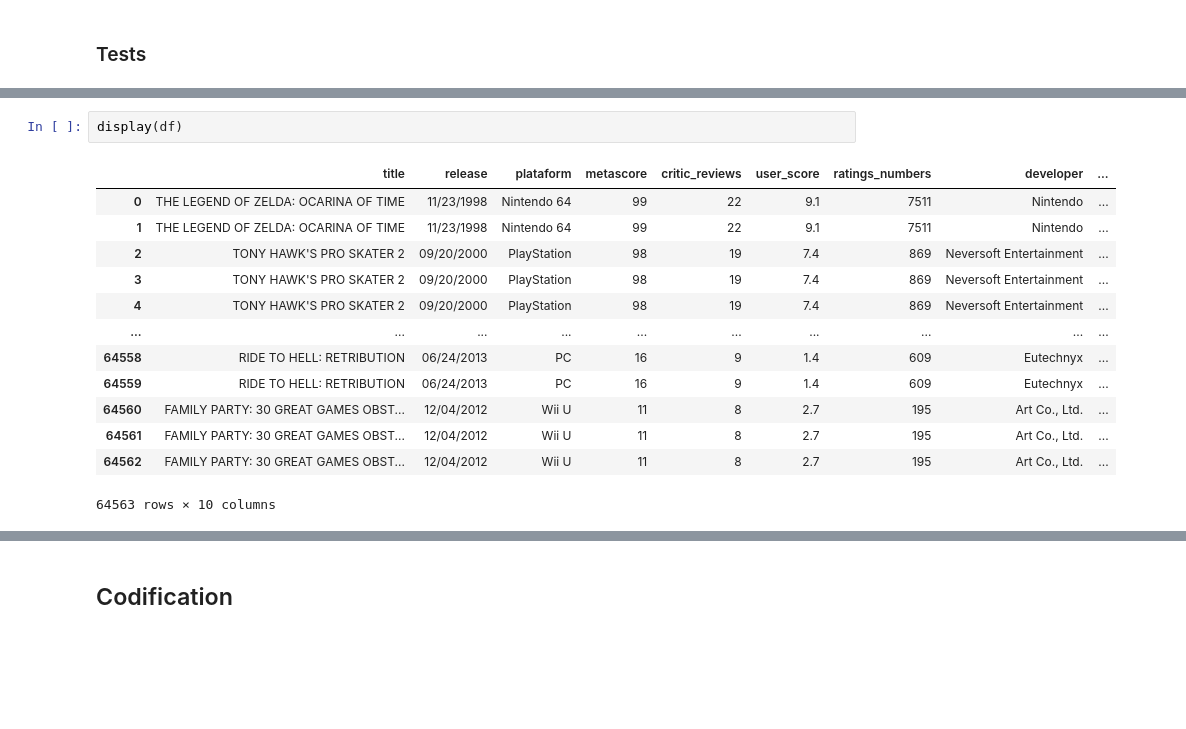
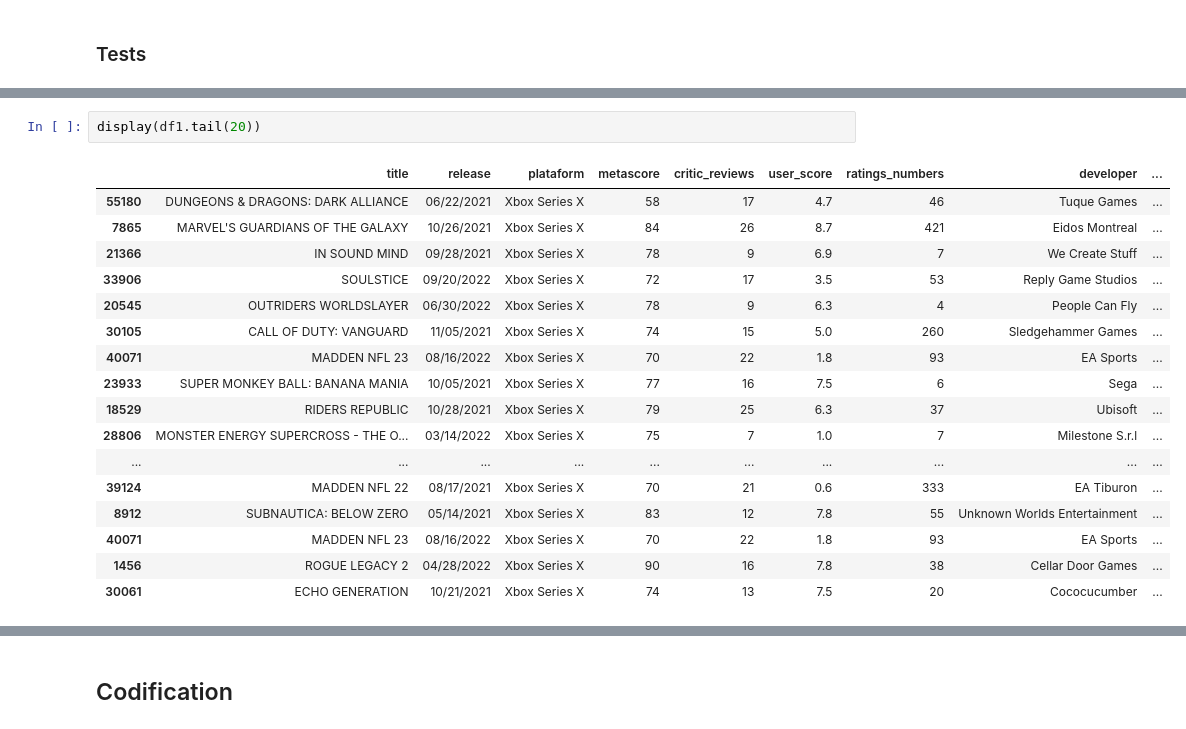
Before and after one commit to joaomoura05/Games-Classification, a Jupyter notebook: GamesClassificationModel.ipynb, the cells around one changed output, grey strips where cells are left out. Cells and saved outputs as stored; diff of their text form; blank space fills up the shorter version.

```diff
--- a/GamesClassificationModel.ipynb
+++ b/GamesClassificationModel.ipynb
@@ -67,17 +109,21 @@ df.sort_values(by='title')
-# %%
-display(df)
-# %% [output]
-|  | title | release | plataform | metascore | critic_reviews | user_score | ratings_numbers | developer | ... |
-| 0 | THE LEGEND OF ZELDA: OCARINA OF TIME | 11/23/1998 | Nintendo 64 | 99 | 22 | 9.1 | 7511 | Nintendo | ... |
-| 1 | THE LEGEND OF ZELDA: OCARINA OF TIME | 11/23/1998 | Nintendo 64 | 99 | 22 | 9.1 | 7511 | Nintendo | ... |
-| 2 | TONY HAWK'S PRO SKATER 2 | 09/20/2000 | PlayStation | 98 | 19 | 7.4 | 869 | Neversoft Entertainment | ... |
-| 3 | TONY HAWK'S PRO SKATER 2 | 09/20/2000 | PlayStation | 98 | 19 | 7.4 | 869 | Neversoft Entertainment | ... |
-| 4 | TONY HAWK'S PRO SKATER 2 | 09/20/2000 | PlayStation | 98 | 19 | 7.4 | 869 | Neversoft Entertainment | ... |
-| ... | ... | ... | ... | ... | ... | ... | ... | ... | ... |
-| 64558 | RIDE TO HELL: RETRIBUTION | 06/24/2013 | PC | 16 | 9 | 1.4 | 609 | Eutechnyx | ... |
-| 64559 | RIDE TO HELL: RETRIBUTION | 06/24/2013 | PC | 16 | 9 | 1.4 | 609 | Eutechnyx | ... |
-| 64560 | FAMILY PARTY: 30 GREAT GAMES OBST... | 12/04/2012 | Wii U | 11 | 8 | 2.7 | 195 | Art Co., Ltd. | ... |
-| 64561 | FAMILY PARTY: 30 GREAT GAMES OBST... | 12/04/2012 | Wii U | 11 | 8 | 2.7 | 195 | Art Co., Ltd. | ... |
-| 64562 | FAMILY PARTY: 30 GREAT GAMES OBST... | 12/04/2012 | Wii U | 11 | 8 | 2.7 | 195 | Art Co., Ltd. | ... |
-64563 rows × 10 columns
+# %%
+display(df1.tail(20))
+# %% [output]
+|  | title | release | plataform | metascore | critic_reviews | user_score | ratings_numbers | developer | ... |
+| 55180 | DUNGEONS & DRAGONS: DARK ALLIANCE | 06/22/2021 | Xbox Series X | 58 | 17 | 4.7 | 46 | Tuque Games | ... |
+| 7865 | MARVEL'S GUARDIANS OF THE GALAXY | 10/26/2021 | Xbox Series X | 84 | 26 | 8.7 | 421 | Eidos Montreal | ... |
+| 21366 | IN SOUND MIND | 09/28/2021 | Xbox Series X | 78 | 9 | 6.9 | 7 | We Create Stuff | ... |
+| 33906 | SOULSTICE | 09/20/2022 | Xbox Series X | 72 | 17 | 3.5 | 53 | Reply Game Studios | ... |
+| 20545 | OUTRIDERS WORLDSLAYER | 06/30/2022 | Xbox Series X | 78 | 9 | 6.3 | 4 | People Can Fly | ... |
+| 30105 | CALL OF DUTY: VANGUARD | 11/05/2021 | Xbox Series X | 74 | 15 | 5.0 | 260 | Sledgehammer Games | ... |
+| 40071 | MADDEN NFL 23 | 08/16/2022 | Xbox Series X | 70 | 22 | 1.8 | 93 | EA Sports | ... |
+| 23933 | SUPER MONKEY BALL: BANANA MANIA | 10/05/2021 | Xbox Series X | 77 | 16 | 7.5 | 6 | Sega | ... |
+| 18529 | RIDERS REPUBLIC | 10/28/2021 | Xbox Series X | 79 | 25 | 6.3 | 37 | Ubisoft | ... |
+| 28806 | MONSTER ENERGY SUPERCROSS - THE O... | 03/14/2022 | Xbox Series X | 75 | 7 | 1.0 | 7 | Milestone S.r.l | ... |
+| ... | ... | ... | ... | ... | ... | ... | ... | ... | ... |
+| 39124 | MADDEN NFL 22 | 08/17/2021 | Xbox Series X | 70 | 21 | 0.6 | 333 | EA Tiburon | ... |
+| 8912 | SUBNAUTICA: BELOW ZERO | 05/14/2021 | Xbox Series X | 83 | 12 | 7.8 | 55 | Unknown Worlds Entertainment | ... |
+| 40071 | MADDEN NFL 23 | 08/16/2022 | Xbox Series X | 70 | 22 | 1.8 | 93 | EA Sports | ... |
+| 1456 | ROGUE LEGACY 2 | 04/28/2022 | Xbox Series X | 90 | 16 | 7.8 | 38 | Cellar Door Games | ... |
+| 30061 | ECHO GENERATION | 10/21/2021 | Xbox Series X | 74 | 13 | 7.5 | 20 | Cococucumber | ... |
 # %% [markdown]
```
Also changed, not shown: parts of 32 cells of this notebook.
